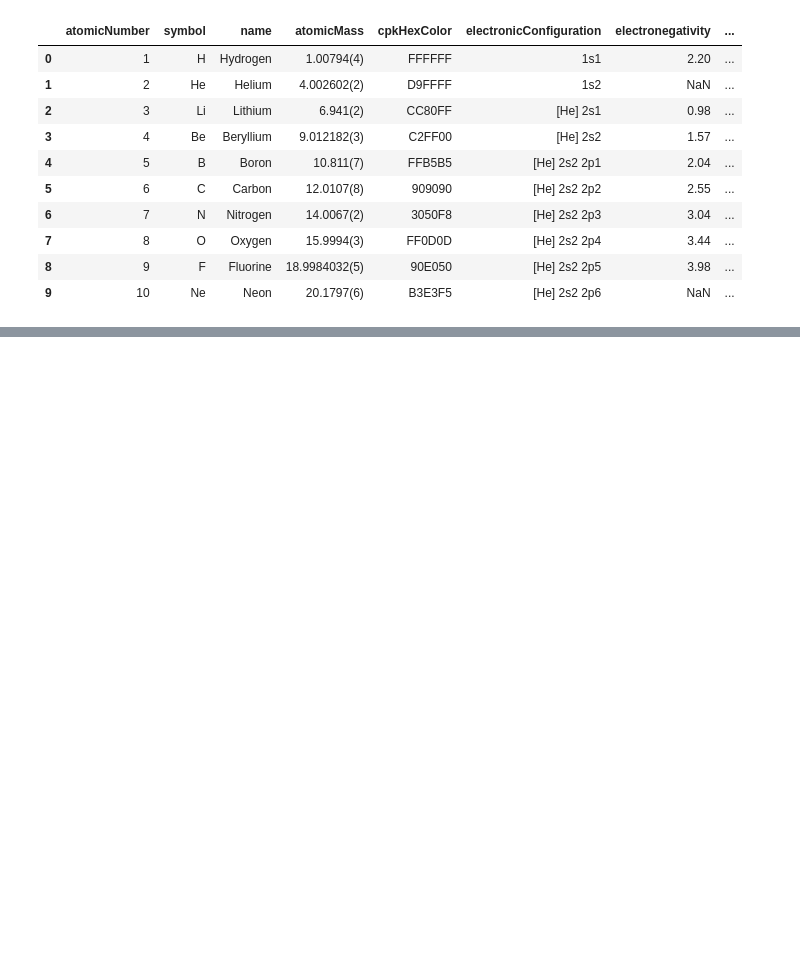
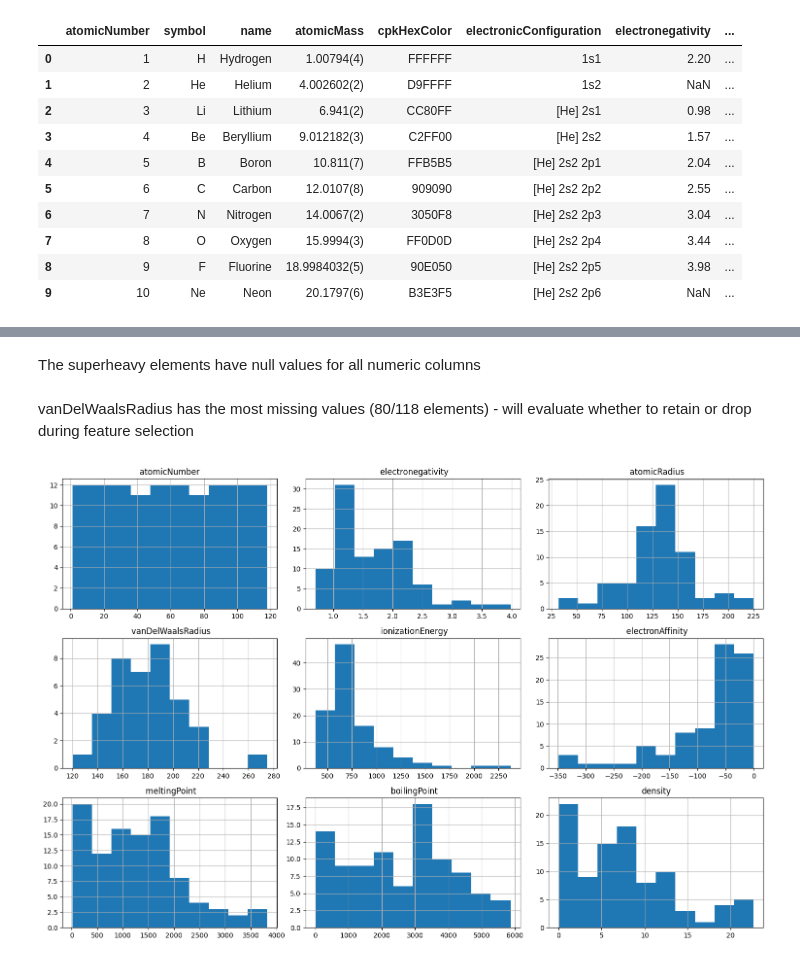
Before and after one commit to paulclarkdata/periodic_table_cluster, a Jupyter notebook: period_table_cluster.ipynb, the cells around one changed output, grey strips where cells are left out. Saved outputs shown, nothing was run; the diff lists cells and outputs as text; code cells hidden in the pictures; blank space fills up the shorter version.

```diff
--- a/period_table_cluster.ipynb
+++ b/period_table_cluster.ipynb
@@ -51,0 +53,12 @@ df.to_csv('elements_raw.csv', index=False)
+# %% [markdown]
+The superheavy elements have null values for all numeric columns
+# %% [markdown]
+vanDelWaalsRadius has the most missing values (80/118 elements) - will evaluate whether to retain or drop during feature selection
+# %%
+import matplotlib.pyplot as plt
+
+df.hist(figsize=(15, 10))
+plt.tight_layout()
+plt.show()
+# %% [output]
+[figure, added]
```
Also changed, not shown: parts of 12 cells of this notebook.
